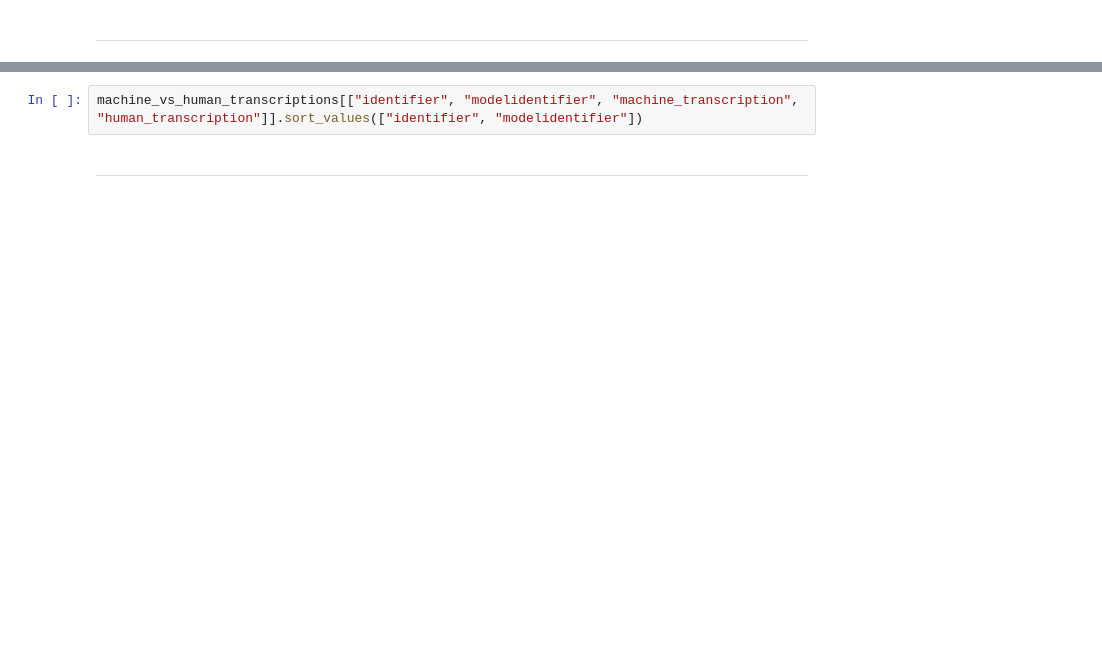
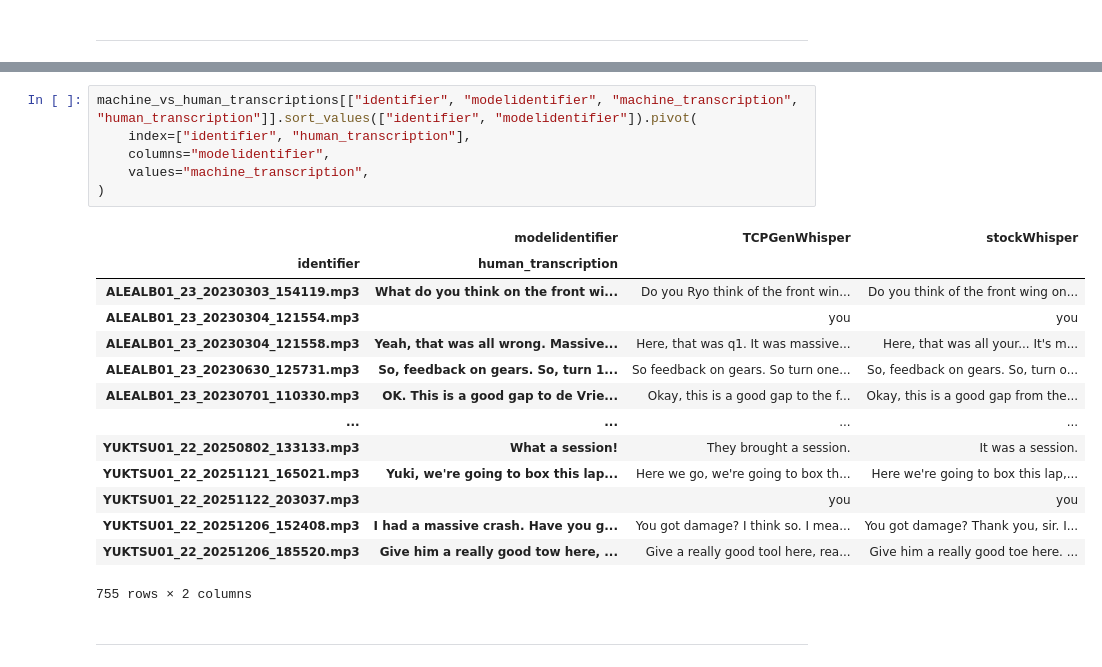
Before and after one commit to dlundgaard/F1-Radio-CBASR, a Jupyter notebook: workbook.ipynb, the cells around one changed output, grey strips where cells are left out. Cells and saved outputs as stored; diff of their text form; blank space fills up the shorter version.

```diff
--- a/workbook.ipynb
+++ b/workbook.ipynb
@@ -194,5 +216,24 @@ machine_vs_human_transcriptions.tail(3)
-# %%
-machine_vs_human_transcriptions[["identifier", "modelidentifier", "machine_transcription", "human_transcription"]].sort_values(["identifier", "modelidentifier"])
+# %%
+machine_vs_human_transcriptions[["identifier", "modelidentifier", "machine_transcription", "human_transcription"]].sort_values(["identifier", "modelidentifier"]).pivot(
+    index=["identifier", "human_transcription"],
+    columns="modelidentifier",
+    values="machine_transcription",
+)
+# %% [output]
+|  | modelidentifier | TCPGenWhisper | stockWhisper |
+| identifier | human_transcription |  |  |
+| ALEALB01_23_20230303_154119.mp3 | What do you think on the front wi... | Do you Ryo think of the front win... | Do you think of the front wing on... |
+| ALEALB01_23_20230304_121554.mp3 |  | you | you |
+| ALEALB01_23_20230304_121558.mp3 | Yeah, that was all wrong. Massive... | Here, that was q1. It was massive... | Here, that was all your... It's m... |
+| ALEALB01_23_20230630_125731.mp3 | So, feedback on gears. So, turn 1... | So feedback on gears. So turn one... | So, feedback on gears. So, turn o... |
+| ALEALB01_23_20230701_110330.mp3 | OK. This is a good gap to de Vrie... | Okay, this is a good gap to the f... | Okay, this is a good gap from the... |
+| ... | ... | ... | ... |
+| YUKTSU01_22_20250802_133133.mp3 | What a session! | They brought a session. | It was a session. |
+| YUKTSU01_22_20251121_165021.mp3 | Yuki, we're going to box this lap... | Here we go, we're going to box th... | Here we're going to box this lap,... |
+| YUKTSU01_22_20251122_203037.mp3 |  | you | you |
+| YUKTSU01_22_20251206_152408.mp3 | I had a massive crash. Have you g... | You got damage? I think so. I mea... | You got damage? Thank you, sir. I... |
+| YUKTSU01_22_20251206_185520.mp3 | Give him a really good tow here, ... | Give a really good tool here, rea... | Give him a really good toe here. ... |
+755 rows × 2 columns
 # %% [markdown]
 ---
 # %% [markdown]
```
Also changed, not shown: parts of 20 cells of this notebook.
